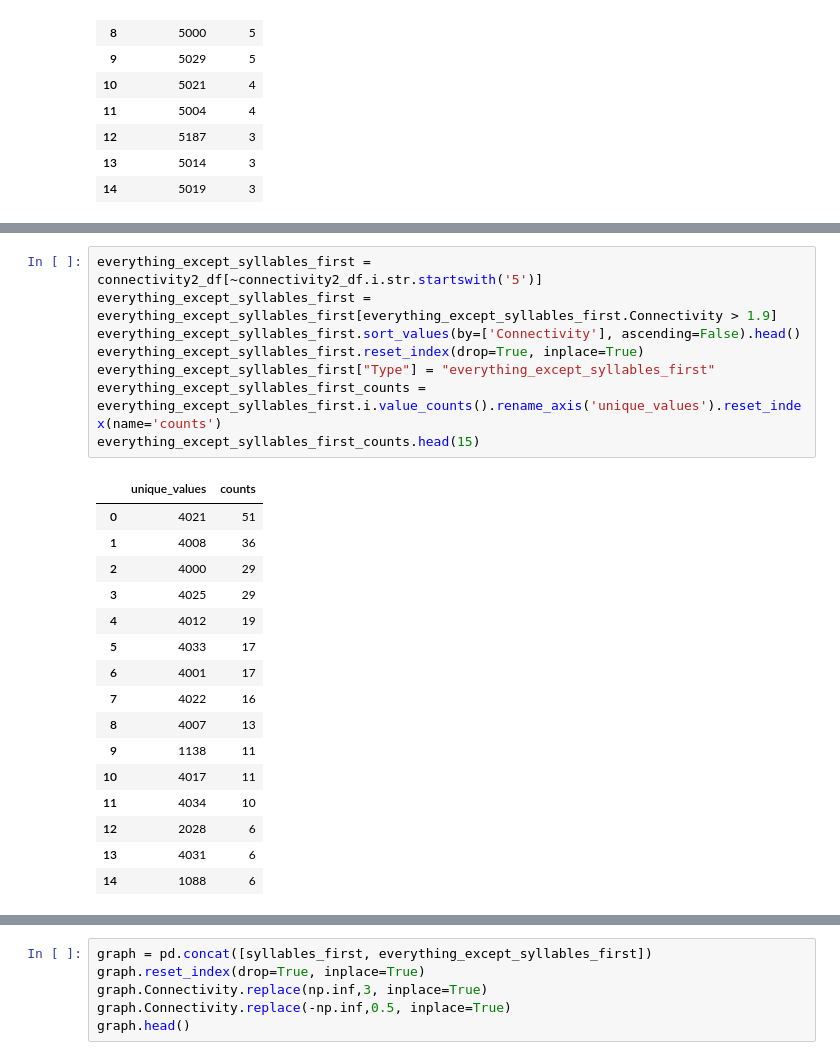
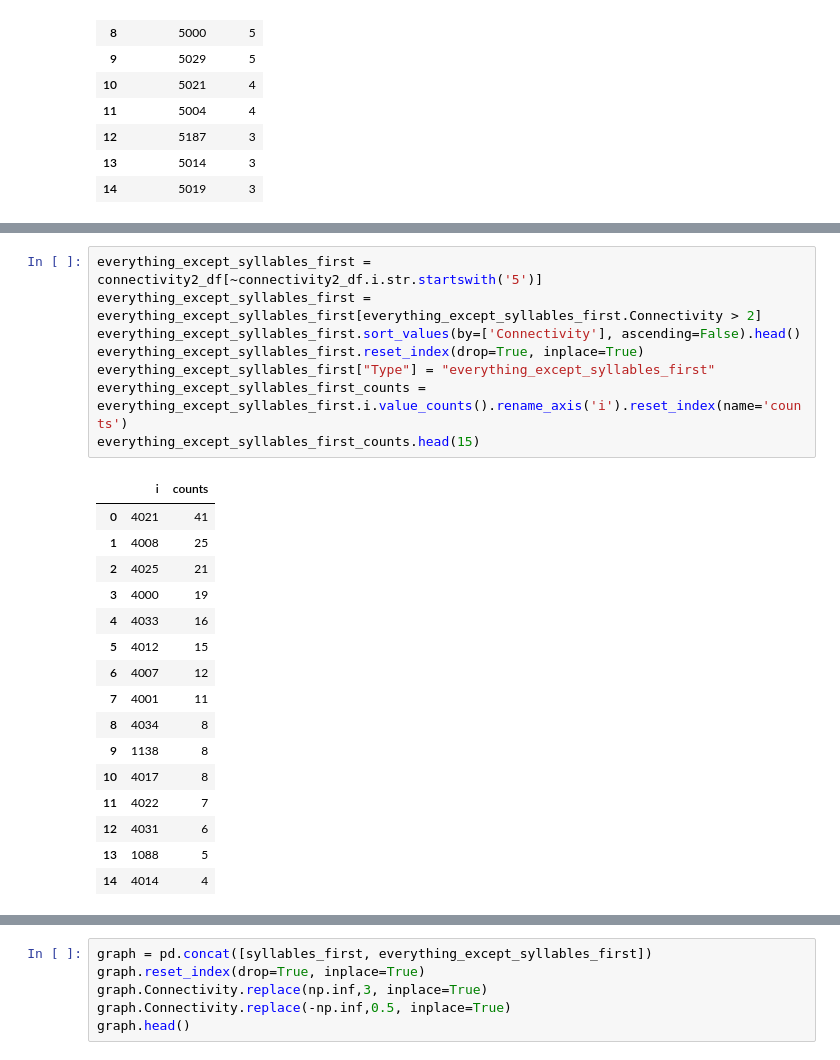
Before and after one commit to Kee2u/Deciphering_the_Indus_Valley_Script, a Jupyter notebook: Statistical_Analysis/Multivariate_Segmentation.ipynb, the cells around one changed output, grey strips where cells are left out. Drawn from its saved outputs; the diff is of its cells as text.

```diff
--- a/Statistical_Analysis/Multivariate_Segmentation.ipynb
+++ b/Statistical_Analysis/Multivariate_Segmentation.ipynb
@@ -673,25 +700,25 @@ syllables_first_counts.head(15)
 # %%
 everything_except_syllables_first = connectivity2_df[~connectivity2_df.i.str.startswith('5')]
-everything_except_syllables_first = everything_except_syllables_first[everything_except_syllables_first.Connectivity > 1.9]
+everything_except_syllables_first = everything_except_syllables_first[everything_except_syllables_first.Connectivity > 2]
 everything_except_syllables_first.sort_values(by=['Connectivity'], ascending=False).head()
 everything_except_syllables_first.reset_index(drop=True, inplace=True)
 everything_except_syllables_first["Type"] = "everything_except_syllables_first"
-everything_except_syllables_first_counts = everything_except_syllables_first.i.value_counts().rename_axis('unique_values').reset_index(name='counts')
+everything_except_syllables_first_counts = everything_except_syllables_first.i.value_counts().rename_axis('i').reset_index(name='counts')
 everything_except_syllables_first_counts.head(15)
 # %% [output]
-|  | unique_values | counts |
-| 0 | 4021 | 51 |
-| 1 | 4008 | 36 |
-| 2 | 4000 | 29 |
-| 3 | 4025 | 29 |
-| 4 | 4012 | 19 |
-| 5 | 4033 | 17 |
-| 6 | 4001 | 17 |
-| 7 | 4022 | 16 |
-| 8 | 4007 | 13 |
-| 9 | 1138 | 11 |
-| 10 | 4017 | 11 |
-| 11 | 4034 | 10 |
-| 12 | 2028 | 6 |
-| 13 | 4031 | 6 |
-| 14 | 1088 | 6 |
+|  | i | counts |
+| 0 | 4021 | 41 |
+| 1 | 4008 | 25 |
+| 2 | 4025 | 21 |
+| 3 | 4000 | 19 |
+| 4 | 4033 | 16 |
+| 5 | 4012 | 15 |
+| 6 | 4007 | 12 |
+| 7 | 4001 | 11 |
+| 8 | 4034 | 8 |
+| 9 | 1138 | 8 |
+| 10 | 4017 | 8 |
+| 11 | 4022 | 7 |
+| 12 | 4031 | 6 |
+| 13 | 1088 | 5 |
+| 14 | 4014 | 4 |
```
Also changed, not shown: parts of 7 cells of this notebook.
